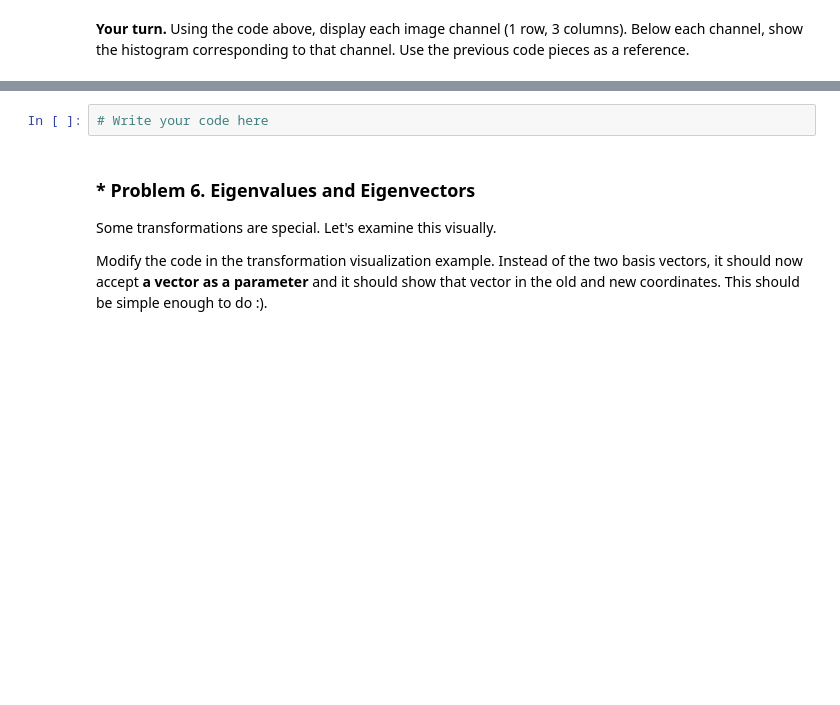
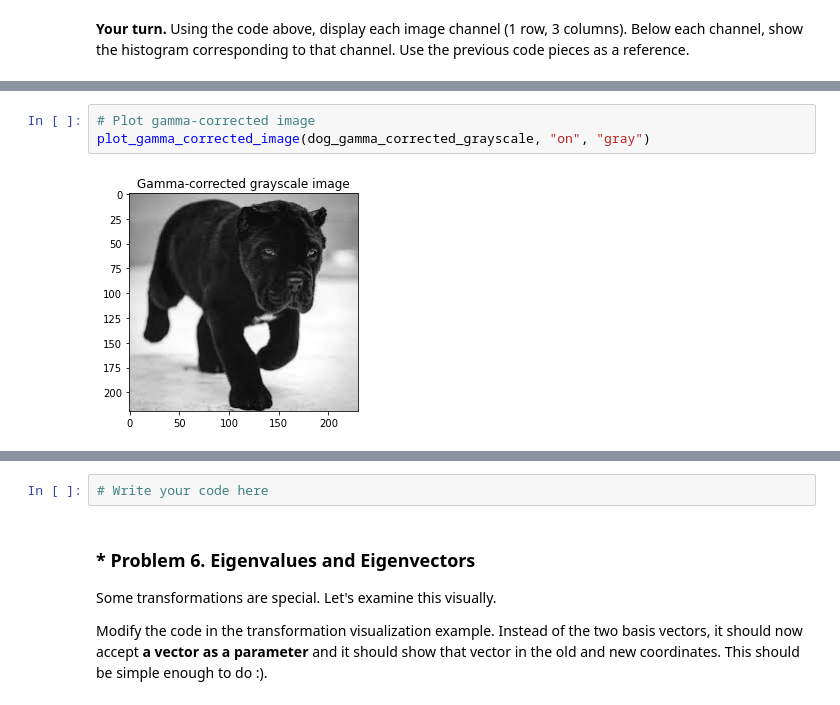
Before and after one commit to momchilantonov/SoftUni-Math-Concepts-For-Developers-February-2021, a Jupyter notebook: Linear-Algebra/Homework/Linear Algebra Exercise.ipynb, the cells around one changed output, grey strips where cells are left out. Saved outputs shown, nothing was run; the diff lists cells and outputs as text; blank space fills up the shorter version.

```diff
--- a/Linear-Algebra/Homework/Linear Algebra Exercise.ipynb
+++ b/Linear-Algebra/Homework/Linear Algebra Exercise.ipynb
@@ -719,0 +856,5 @@ plt.show()
+# %%
+# Plot gamma-corrected image
+plot_gamma_corrected_image(dog_gamma_corrected_grayscale, "on", "gray")
+# %% [output]
+[figure, added]
```
Also changed, not shown: parts of 16 cells of this notebook, 1 other file.
